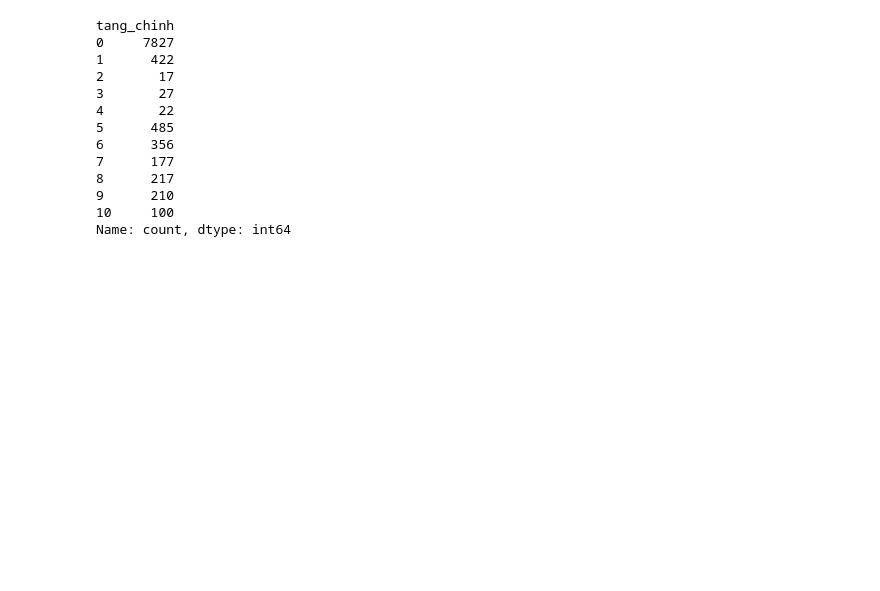
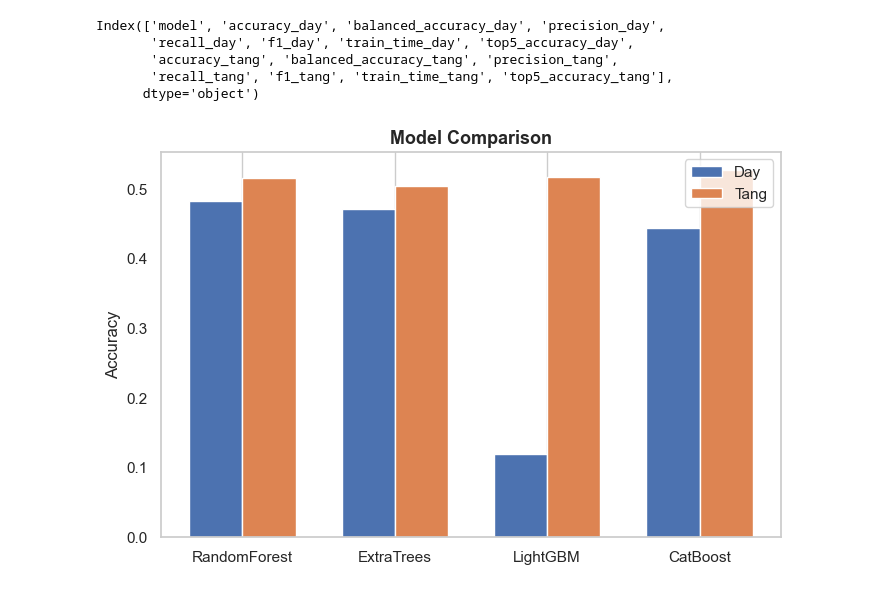
Before and after one commit to KhoaMChe/Warehouse_AI_optimization, a Jupyter notebook: notebooks/model.ipynb, the cells around one changed output. Cells and saved outputs as stored; diff of their text form; code cells hidden in the pictures; blank space fills up the shorter version.

```diff
--- a/notebooks/model.ipynb
+++ b/notebooks/model.ipynb
@@ -17,20 +17,45 @@ plt.rcParams["axes.titlesize"]=13
 plt.rcParams["axes.titleweight"]="bold"
 plt.rcParams["figure.figsize"] = (10,5)
 # %%
-dataset_train = pd.read_csv("../data/process/dataset.csv")
+benchmark = pd.read_csv("../models/12473657/benchmark.csv")
-# %%
-dataset_train["tang_chinh"].value_counts().sort_index()
-# %% [output]
-tang_chinh
-0     7827
-1      422
-2       17
-3       27
-4       22
-5      485
-6      356
-7      177
-8      217
-9      210
-10     100
-Name: count, dtype: int64
+# %%
+benchmark.columns
+# %% [output]
+Index(['model', 'accuracy_day', 'balanced_accuracy_day', 'precision_day',
+       'recall_day', 'f1_day', 'train_time_day', 'top5_accuracy_day',
+       'accuracy_tang', 'balanced_accuracy_tang', 'precision_tang',
+       'recall_tang', 'f1_tang', 'train_time_tang', 'top5_accuracy_tang'],
+      dtype='object')
+# %%
+plt.figure(figsize=(8,5))
+
+x = range(len(benchmark))
+
+width = 0.35
+
+plt.bar(
+    [i - width/2 for i in x],
+    benchmark["accuracy_day"],
+    width=width,
+    label="Day",
+)
+
+plt.bar(
+    [i + width/2 for i in x],
+    benchmark["accuracy_tang"],
+    width=width,
+    label="Tang",
+)
+
+plt.xticks(x, benchmark["model"])
+
+plt.ylabel("Accuracy")
+plt.title("Model Comparison")
+
+plt.legend()
+
+plt.grid(axis="y")
+
+plt.show()
+# %% [output]
+[figure, added]
```
Also changed, not shown: parts of 4 cells of this notebook, 11 other files.
